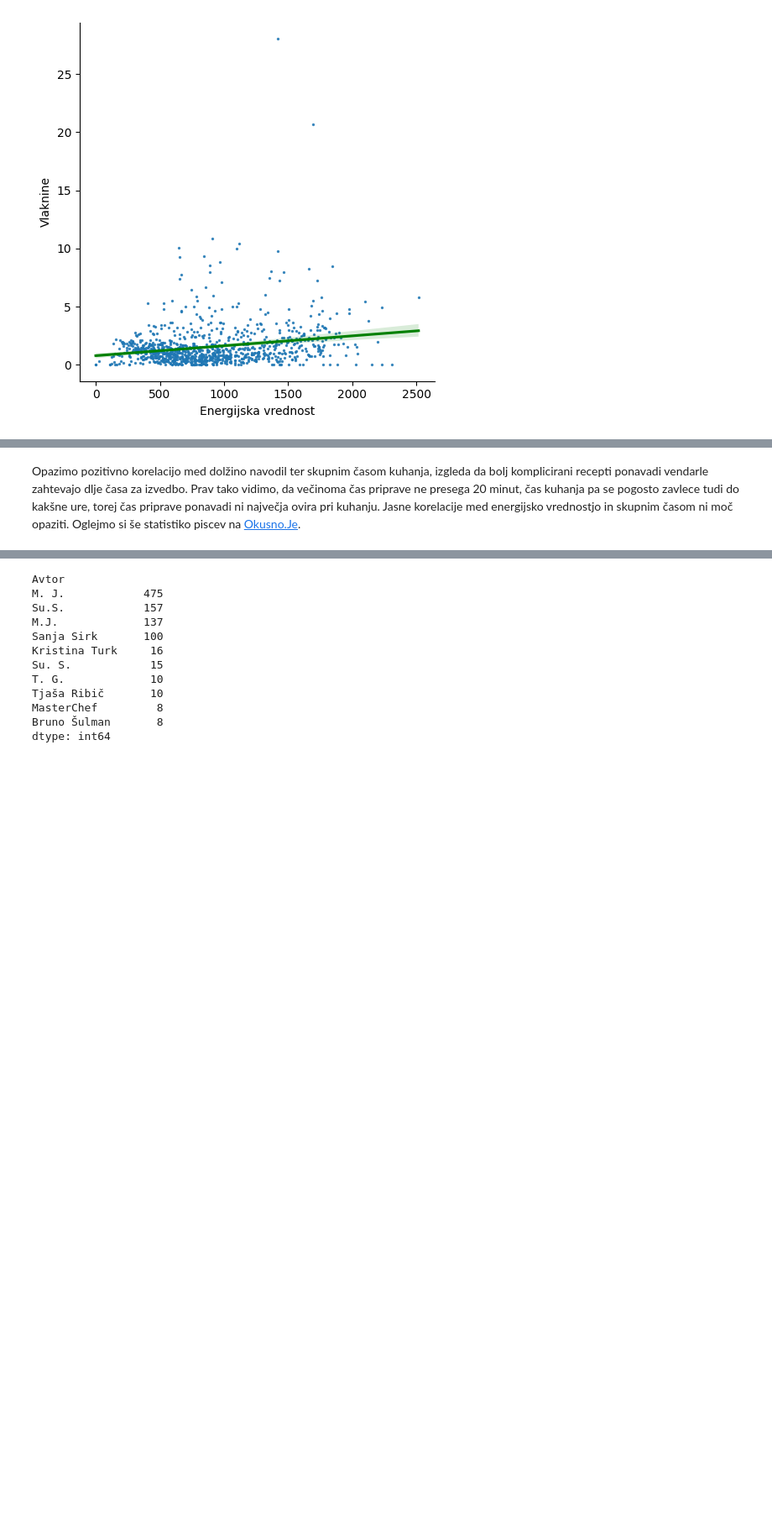
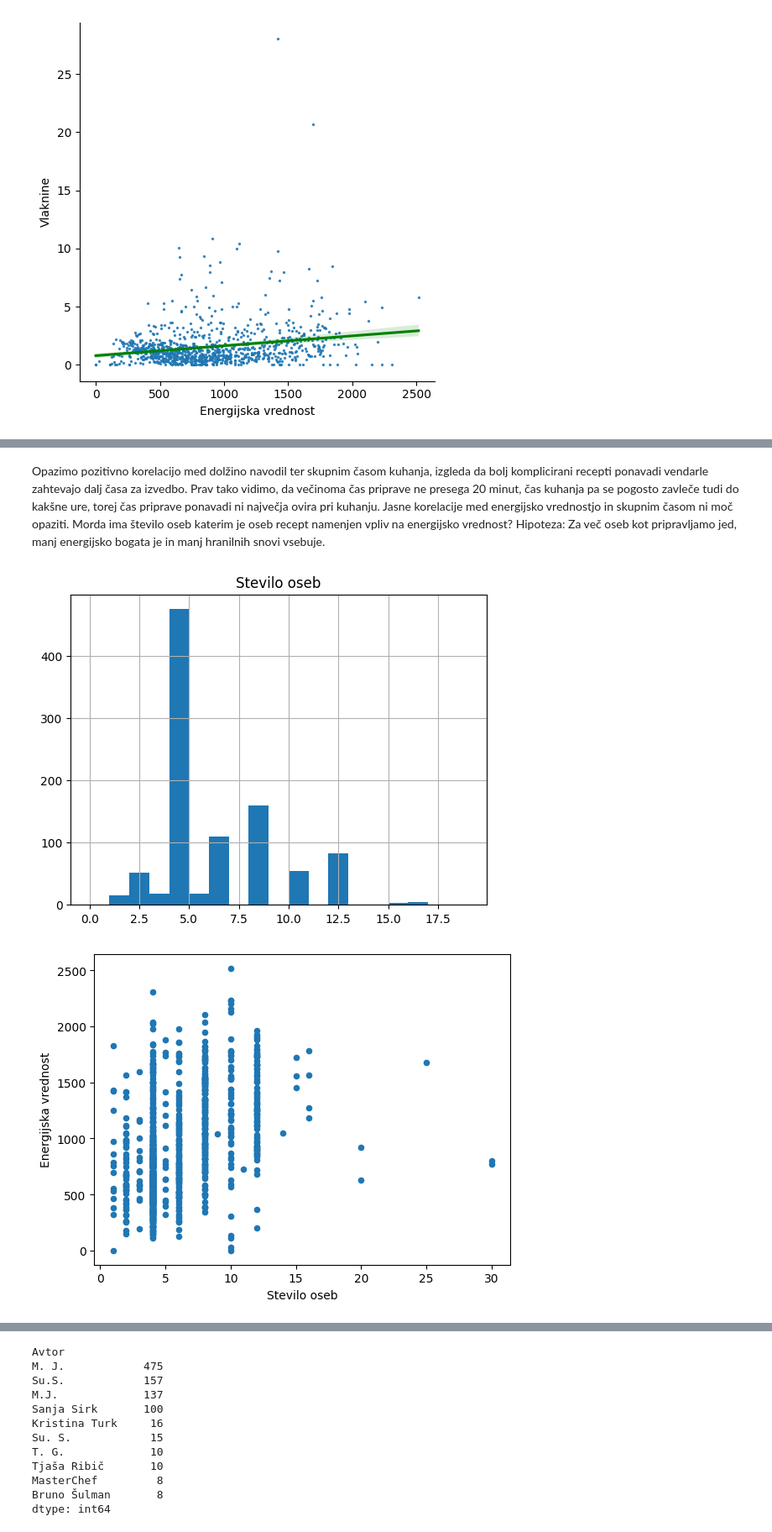
Before and after one commit to borbrudar/uvp, a Jupyter notebook: analiza.ipynb, the cells around one changed output, grey strips where cells are left out. Shown at 84% size. Saved outputs shown, nothing was run; the diff lists cells and outputs as text; code cells hidden in the pictures; blank space fills up the shorter version.

Commit message:
dodal stevilo oseb v analizo, popravil typote

```diff
--- a/analiza.ipynb
+++ b/analiza.ipynb
@@ -85,2 +114,10 @@ Povpre[ch]en [ch]as kuhanja je: 35.49 min.
 # %% [markdown]
-Opazimo pozitivno korelacijo med dolžino navodil ter skupnim časom kuhanja, izgleda da bolj komplicirani recepti ponavadi vendarle zahtevajo dlje časa za izvedbo. Prav tako vidimo, da večinoma čas priprave ne presega 20 minut, čas kuhanja pa se pogosto zavlece tudi do kakšne ure, torej čas priprave ponavadi ni največja ovira pri kuhanju. Jasne korelacije med energijsko vrednostjo in skupnim časom ni moč opaziti. Oglejmo si še statistiko piscev na [Okusno.Je](https://okusno.je/).
+Opazimo pozitivno korelacijo med dolžino navodil ter skupnim časom kuhanja, izgleda da bolj komplicirani recepti ponavadi vendarle zahtevajo dalj časa za izvedbo. Prav tako vidimo, da večinoma čas priprave ne presega 20 minut, čas kuhanja pa se pogosto zavleče tudi do kakšne ure, torej čas priprave ponavadi ni največja ovira pri kuhanju. Jasne korelacije med energijsko vrednostjo in skupnim časom ni moč opaziti. Morda ima število oseb katerim je oseb recept namenjen vpliv na energijsko vrednost? Hipoteza: Za več oseb kot pripravljamo jed, manj energijsko bogata je in manj hranilnih snovi vsebuje.
+# %%
+recepti.hist("Stevilo oseb" , bins= range(0,20,1))
+plt.show()
+recepti.plot.scatter(x="Stevilo oseb",y="Energijska vrednost")
+plt.show()
+# %% [output]
+[figure, added]
+[figure, added]
```
Also changed, not shown: parts of 32 cells of this notebook, 4 other files.
